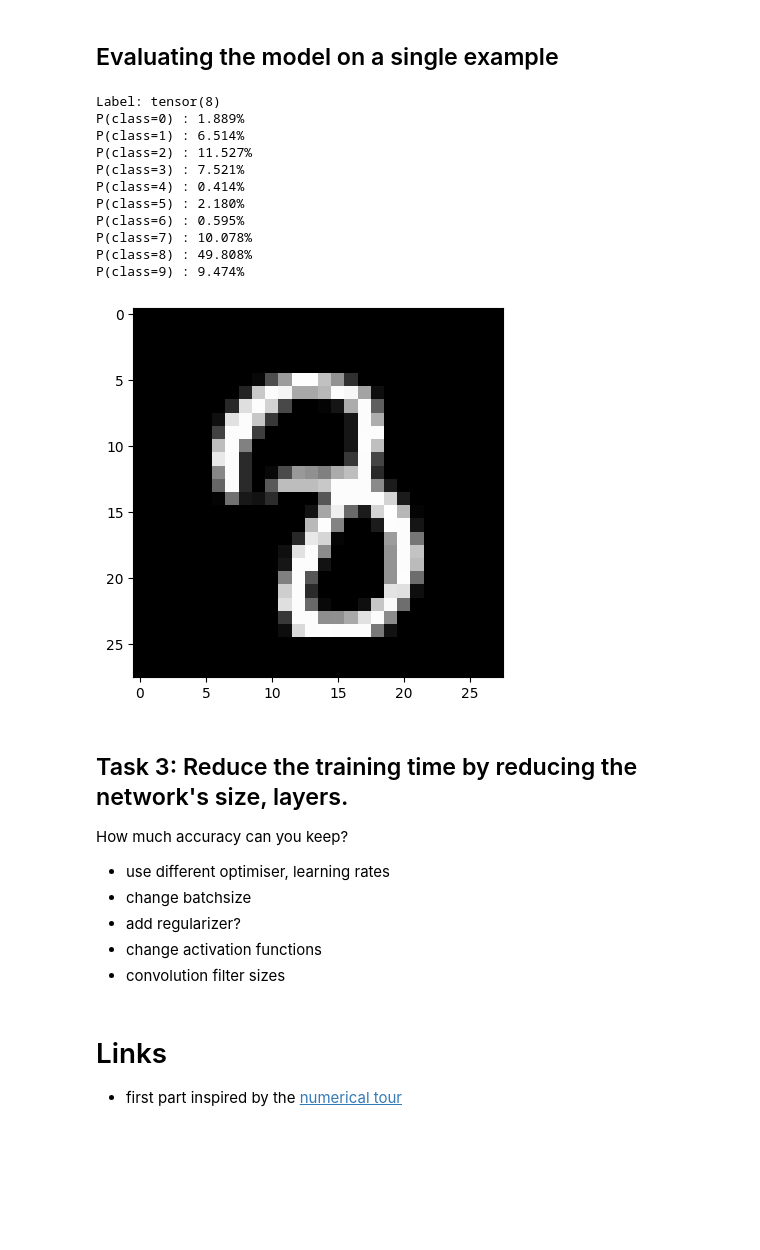
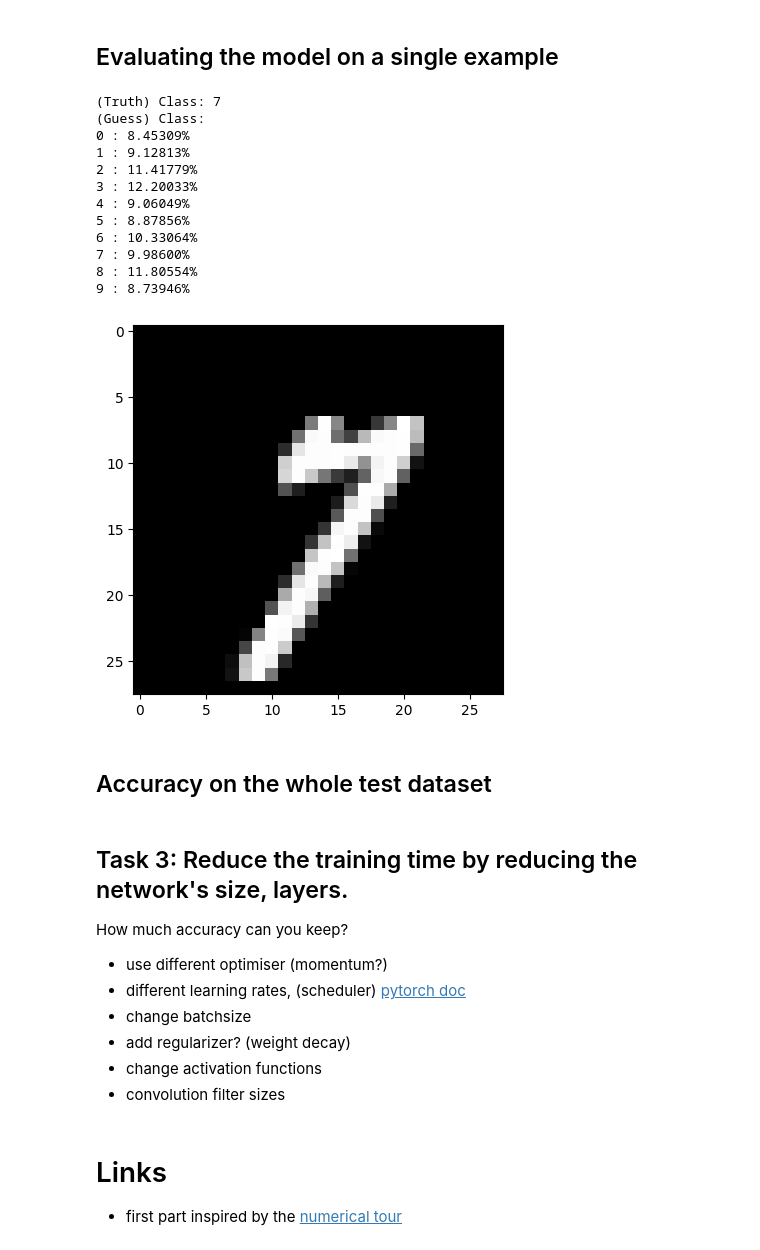
Before and after one commit to wazizian/NumericalOptimization, a Jupyter notebook: Lab9_NeuralNetworks/Lab9_NeuralNetworks.ipynb, the cells around one changed output. Drawn from its saved outputs; the diff is of its cells as text; code cells hidden in the pictures; blank space fills up the shorter version.

```diff
--- a/Lab9_NeuralNetworks/Lab9_NeuralNetworks.ipynb
+++ b/Lab9_NeuralNetworks/Lab9_NeuralNetworks.ipynb
@@ -182,13 +213,12 @@ Visualizing output of neuron n°3 out of 5 neurons
 # %%
-import torch
-import torchvision
+
 ## Create dataloader, in PyTorch, we feed the trainer data with use of dataloader
 ## We create dataloader with dataset from torchvision,
 ## and we dont have to download it seperately, all automatically done
 
 # Define batch size, batch size is how much data you feed for training in one iteration
 batch_size_train = 32 # We use a small batch size here for training
-batch_size_test = 32 #
+batch_size_test = 1024 #
 
 # define how image transformed
 image_transform = torchvision.transforms.Compose([
@@ -267,0 +300,7 @@ optimizer = optim.SGD(model.parameters(), lr=learning_rate,
+# %%
+# Create an instance of the CNN model
+cnn_model = CNN() # using cpu here
+timestamp, trainlosslist, testlosslist = [], [], []
+elapsed = 0
+# show summary
+cnn_model
@@ -270,16 +325,14 @@ optimizer = optim.SGD(model.parameters(), lr=learning_rate,
 
 Of course it gives a completely random guess, we haven't trained it yet!
 # %%
-# import library
-import matplotlib.pyplot as plt
-# We can check the dataloader
 _, (example_datas, labels) = next(enumerate(test_loader))
 sample = example_datas[0][0]
 # show the data
 plt.imshow(sample, cmap='gray', interpolation='none')
-print("Label: "+ str(labels[0]))
+print(f"(Truth) Class: {labels[0].item()}")
 with torch.no_grad():
-    out = model(example_datas)[0].numpy()
+    out = cnn_model(example_datas)[0].numpy()
+print("(Guess) Class:")
 for i, p in enumerate(out):
     print(f"{i} : {np.exp(p)*100:.5f}%")
 # %% [output]
@@ -316,26 +423,30 @@ Test set: Average loss: 0.2635, Accuracy: 9277/10000 (93%)
 # %%
 # import library
 import matplotlib.pyplot as plt
 # We can check the dataloader
 _, (example_datas, labels) = next(enumerate(test_loader))
 sample = example_datas[0][0]
 # show the data
 plt.imshow(sample, cmap='gray', interpolation='none')
-print("Label: "+ str(labels[0]))
+print(f"(Truth) Class: {labels[0].item()}")
 with torch.no_grad():
-    out = model(example_datas)[0].numpy()
+    out = cnn_model(example_datas)[0].numpy()
+print("(Guess) Class:")
 for i, p in enumerate(out):
-    print(f"P(class={i}) : {np.exp(p)*100:.3f}%")
+    print(f"{i} : {np.exp(p)*100:.5f}%")
 # %% [output]
-Label: tensor(8)
-P(class=0) : 1.889%
-P(class=1) : 6.514%
-P(class=2) : 11.527%
-P(class=3) : 7.521%
-P(class=4) : 0.414%
-P(class=5) : 2.180%
-P(class=6) : 0.595%
-P(class=7) : 10.078%
-P(class=8) : 49.808%
-P(class=9) : 9.474%
+(Truth) Class: 7
+(Guess) Class:
+0 : 8.45309%
+1 : 9.12813%
+2 : 11.41779%
+3 : 12.20033%
+4 : 9.06049%
+5 : 8.87856%
+6 : 10.33064%
+7 : 9.98600%
+8 : 11.80554%
+9 : 8.73946%
-[figure, old version]
+[figure, new version]
+# %% [markdown]
+## Accuracy on the whole test dataset
@@ -344,9 +457,10 @@ P(class=9) : 9.474%
 
 How much accuracy can you keep?
 
-- use different optimiser, learning rates
+- use different optimiser (momentum?)
+- different learning rates, (scheduler) [pytorch doc](https://pytorch.org/docs/stable/optim.html)
 - change batchsize
-- add regularizer?
+- add regularizer? (weight decay)
 - change activation functions
 - convolution filter sizes
 # %% [markdown]
```
Also changed, not shown: parts of 24 cells of this notebook, 1 other file.
